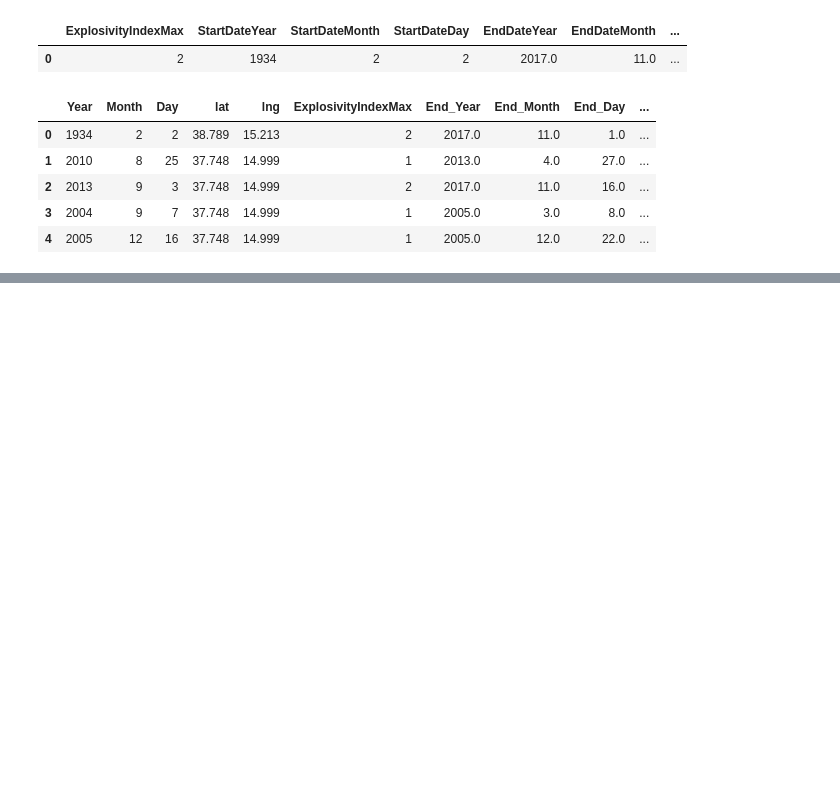
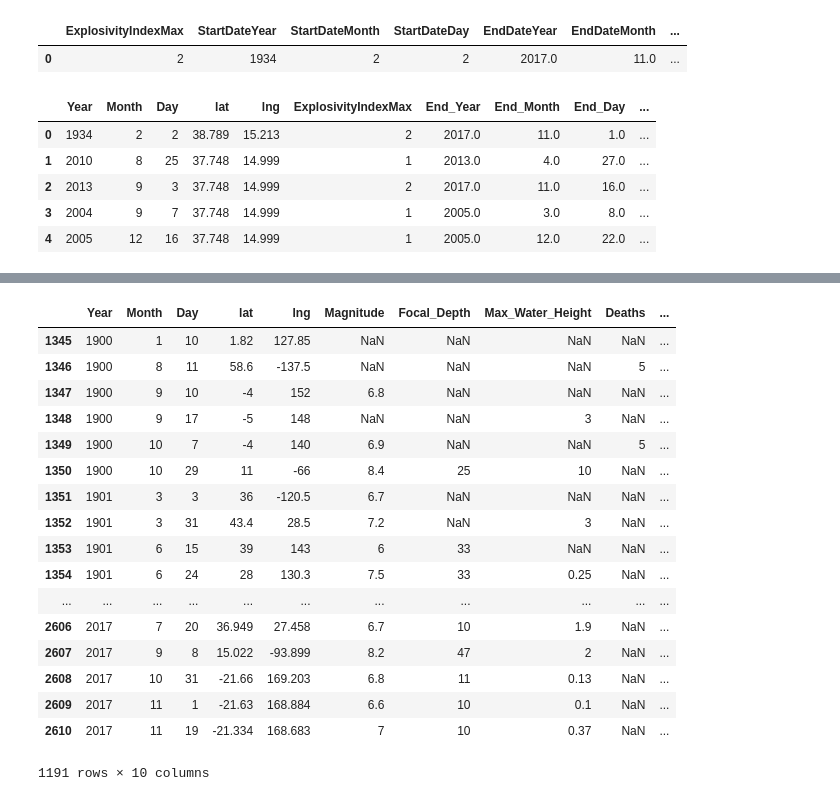
Before and after one commit to smitamisra/StrikingRobo_Earthquakes, a Jupyter notebook: MR_DQ3_2.ipynb, the cells around one changed output, grey strips where cells are left out. Drawn from its saved outputs; the diff is of its cells as text; code cells hidden in the pictures; blank space fills up the shorter version.

```diff
--- a/MR_DQ3_2.ipynb
+++ b/MR_DQ3_2.ipynb
@@ -309,3 +353,27 @@ tsunamis_2.head(1)
+# %%
+#tsunamis_3[tsunamis_3["Year"]=="1900"]
+tsunamis_4 = tsunamis_3[tsunamis_3.index>=1345]
+tsunamis_4
+#tsunamis_3[tsunamis_3.index>=1344]
+# %% [output]
+|  | Year | Month | Day | lat | lng | Magnitude | Focal_Depth | Max_Water_Height | Deaths | ... |
+| 1345 | 1900 | 1 | 10 | 1.82 | 127.85 | NaN | NaN | NaN | NaN | ... |
+| 1346 | 1900 | 8 | 11 | 58.6 | -137.5 | NaN | NaN | NaN | 5 | ... |
+| 1347 | 1900 | 9 | 10 | -4 | 152 | 6.8 | NaN | NaN | NaN | ... |
+| 1348 | 1900 | 9 | 17 | -5 | 148 | NaN | NaN | 3 | NaN | ... |
+| 1349 | 1900 | 10 | 7 | -4 | 140 | 6.9 | NaN | NaN | 5 | ... |
+| 1350 | 1900 | 10 | 29 | 11 | -66 | 8.4 | 25 | 10 | NaN | ... |
+| 1351 | 1901 | 3 | 3 | 36 | -120.5 | 6.7 | NaN | NaN | NaN | ... |
+| 1352 | 1901 | 3 | 31 | 43.4 | 28.5 | 7.2 | NaN | 3 | NaN | ... |
+| 1353 | 1901 | 6 | 15 | 39 | 143 | 6 | 33 | NaN | NaN | ... |
+| 1354 | 1901 | 6 | 24 | 28 | 130.3 | 7.5 | 33 | 0.25 | NaN | ... |
+| ... | ... | ... | ... | ... | ... | ... | ... | ... | ... | ... |
+| 2606 | 2017 | 7 | 20 | 36.949 | 27.458 | 6.7 | 10 | 1.9 | NaN | ... |
+| 2607 | 2017 | 9 | 8 | 15.022 | -93.899 | 8.2 | 47 | 2 | NaN | ... |
+| 2608 | 2017 | 10 | 31 | -21.66 | 169.203 | 6.8 | 11 | 0.13 | NaN | ... |
+| 2609 | 2017 | 11 | 1 | -21.63 | 168.884 | 6.6 | 10 | 0.1 | NaN | ... |
+| 2610 | 2017 | 11 | 19 | -21.334 | 168.683 | 7 | 10 | 0.37 | NaN | ... |
+1191 rows × 10 columns
 # %%
 earthquakes2.to_json("JSONs_for_TP/earthquakes2.json")
 eruptions.to_json("JSONs_for_TP/eruptions.json")
```
Also changed, not shown: parts of 5 cells of this notebook, 3 other files.
